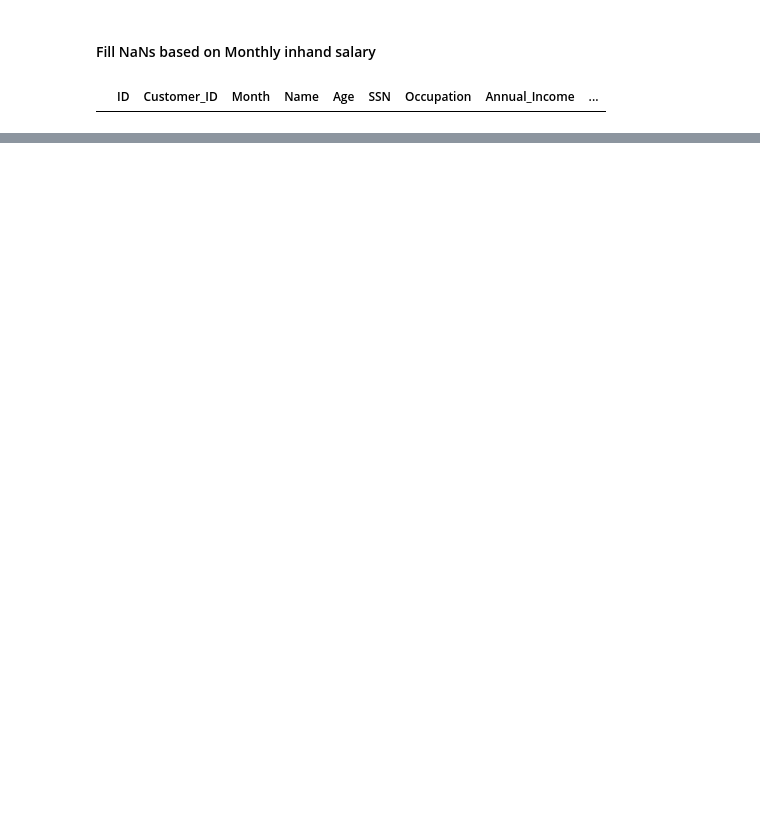
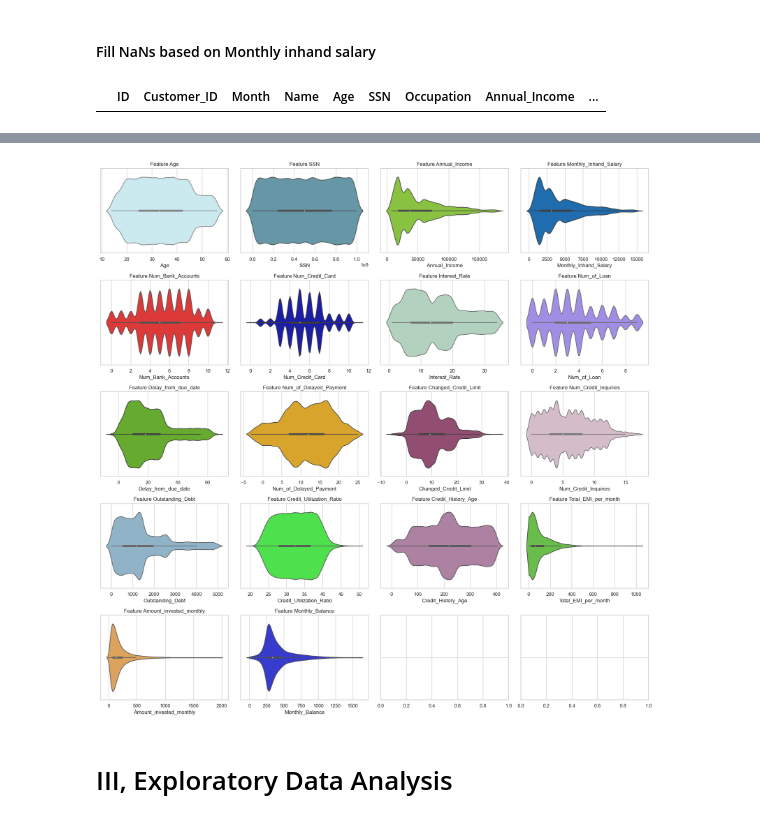
Before and after one commit to dnamisstriving/PortfolioProjects, a Jupyter notebook: Data Cleaning & Insights (actual project).ipynb, the cells around one changed output, grey strips where cells are left out. Saved outputs shown, nothing was run; the diff lists cells and outputs as text; code cells hidden in the pictures; blank space fills up the shorter version.

```diff
--- a/Data Cleaning & Insights (actual project).ipynb
+++ b/Data Cleaning & Insights (actual project).ipynb
@@ -1336,0 +1466,10 @@ df.to_csv(r'C:\Users\t\OneDrive\Desktop\Data Analyst\csc final.csv', index = Fal
+# %%
+def replace_Delay_Payment(group):
+    min_delay_payment = group['Num_of_Delayed_Payment'].min()
+    max_delay_payment = group['Num_of_Delayed_Payment'].max()
+    group['Num_of_Delayed_Payment'] = group['Num_of_Delayed_Payment'].apply(lambda x: min_delay_payment if x > 1 or x < 30 else x)
+    return group
+
+# Apply function to DataFrame using groupby and transform
+
+df = df.groupby('Customer_ID').apply(replace_Delay_Payment).reset_index(drop = True)
@@ -1336,0 +1514,2 @@ df.to_csv(r'C:\Users\t\OneDrive\Desktop\Data Analyst\csc final.csv', index = Fal
+# %%
+df['Num_Bank_Accounts'] = df['Num_Bank_Accounts'].abs()
@@ -1336,0 +1568,9 @@ df.to_csv(r'C:\Users\t\OneDrive\Desktop\Data Analyst\csc final.csv', index = Fal
+# %%
+def replace_Total_EMI_per_month(group):
+    min_emi = group['Total_EMI_per_month'].min()
+    max_emi = group['Total_EMI_per_month'].max()
+    group['Total_EMI_per_month'] = group['Total_EMI_per_month'].apply(lambda x: min_emi if x < 1 or x > 400 else x)
+    return group
+
+# Apply function to DataFrame using groupby and transform
+df = df.groupby('Customer_ID').apply(replace_Total_EMI_per_month).reset_index(drop = True)
@@ -1336,0 +1610,9 @@ df.to_csv(r'C:\Users\t\OneDrive\Desktop\Data Analyst\csc final.csv', index = Fal
+# %%
+def replace_Amount_invested_monthly(group):
+    min_amount_invested_monthly = group['Total_EMI_per_month'].min()
+    max_amount_invested_monthly = group['Total_EMI_per_month'].max()
+    group['Total_EMI_per_month'] = group['Total_EMI_per_month'].apply(lambda x: min_amount_invested_monthly if x < 1 or x > 800 else x)
+    return group
+
+# Apply function to DataFrame using groupby and transform
+df = df.groupby('Customer_ID').apply(replace_Amount_invested_monthly).reset_index(drop = True)
@@ -1336,0 +1640,19 @@ df.to_csv(r'C:\Users\t\OneDrive\Desktop\Data Analyst\csc final.csv', index = Fal
+# %%
+num_vars = df.select_dtypes(include=['number'])
+sns.set(style='whitegrid')
+fig, axes = plt.subplots(5, 4, figsize=(18, 18), sharey=True)
+
+axes = axes.flatten()
+
+for i, feature in enumerate(num_vars.columns):
+    sns.violinplot(x=df[feature], ax=axes[i], color=np.random.rand(3,))
+    axes[i].set_title(f'Feature {feature}')
+
+
+plt.tight_layout()
+
+plt.show()
+# %% [output]
+[figure, added]
+# %% [markdown]
+# III, Exploratory Data Analysis
```
Also changed, not shown: parts of 34 cells of this notebook.
